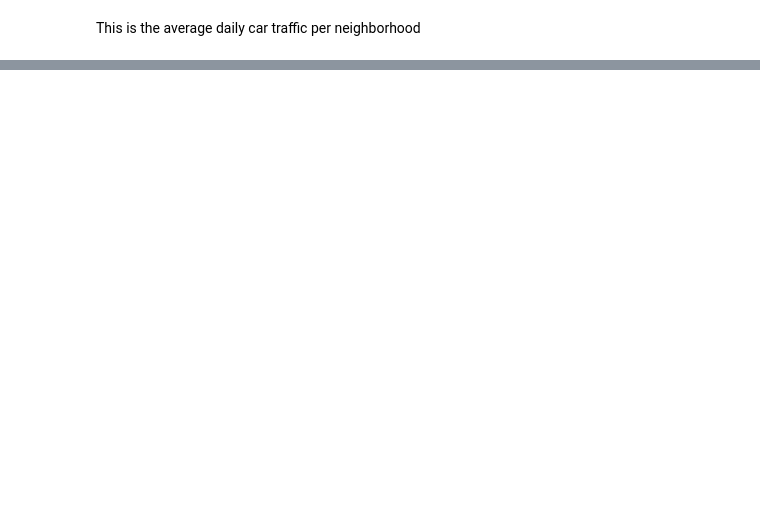
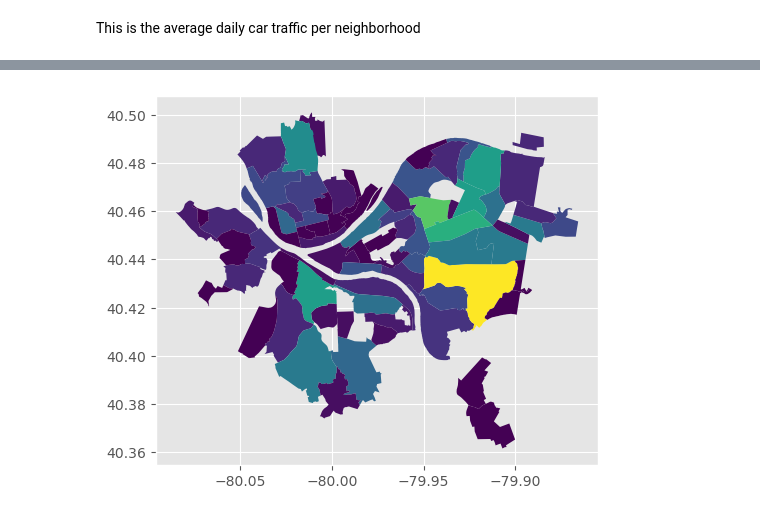
Before and after one commit to jkruse7/bidshappyfinal, a Jupyter notebook: Traffic.ipynb, the cells around one changed output, grey strips where cells are left out. Drawn from its saved outputs; the diff is of its cells as text; code cells hidden in the pictures; blank space fills up the shorter version.

Commit message:
added the traffic data

```diff
--- a/Traffic.ipynb
+++ b/Traffic.ipynb
@@ -14,0 +22,3 @@ import pandas as pd
+# %%
+num_traffic = pd.Series(list)
+print(num_traffic.to_frame())
@@ -14,0 +47,3 @@ import pandas as pd
+# %%
+merged = neighborhoods.merge(num_traffic.rename("count"), left_on="hood", right_on=num_traffic.index)
+merged[["hood", "count", "geometry"]]
@@ -14,0 +64,5 @@ import pandas as pd
+# %%
+merged.plot(column="count")
+plt.show()
+# %% [output]
+[figure, added]
```
Also changed, not shown: parts of 13 cells of this notebook.
